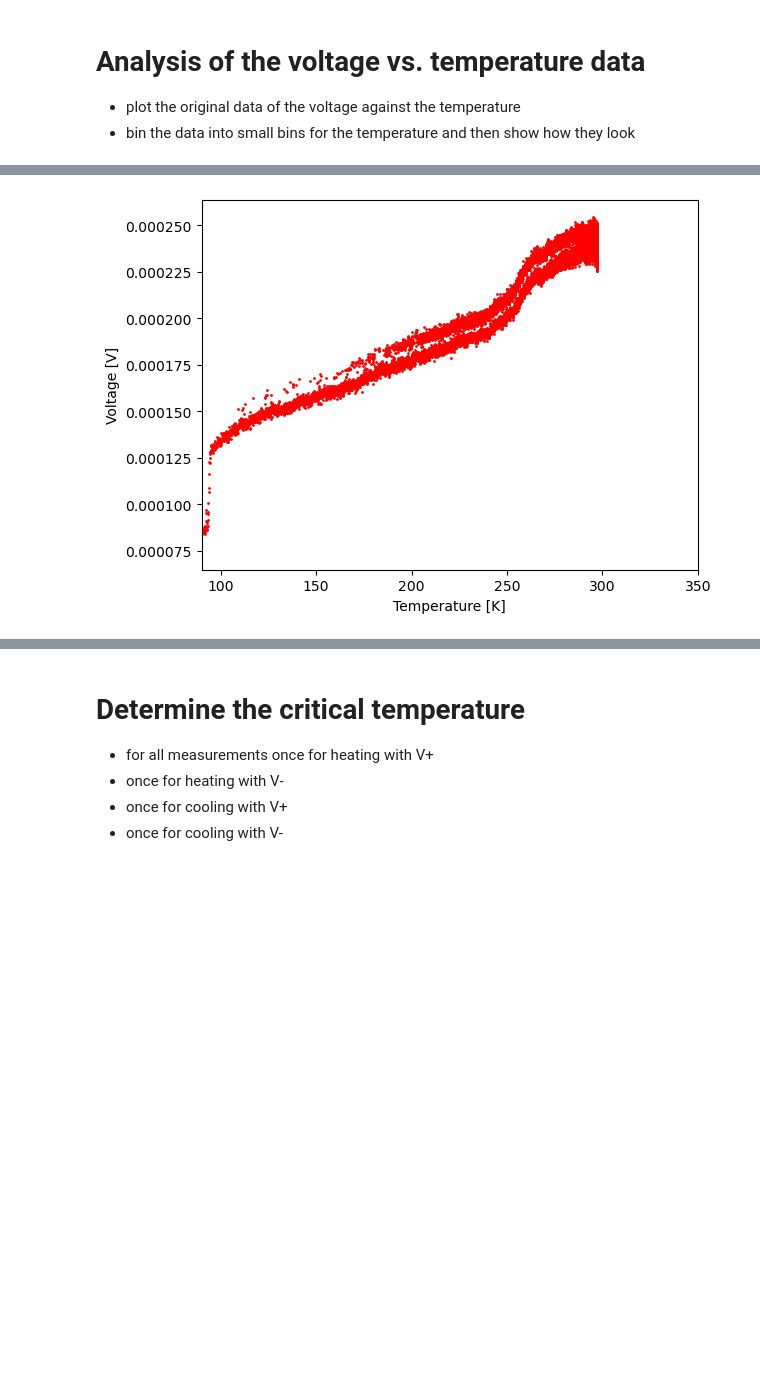
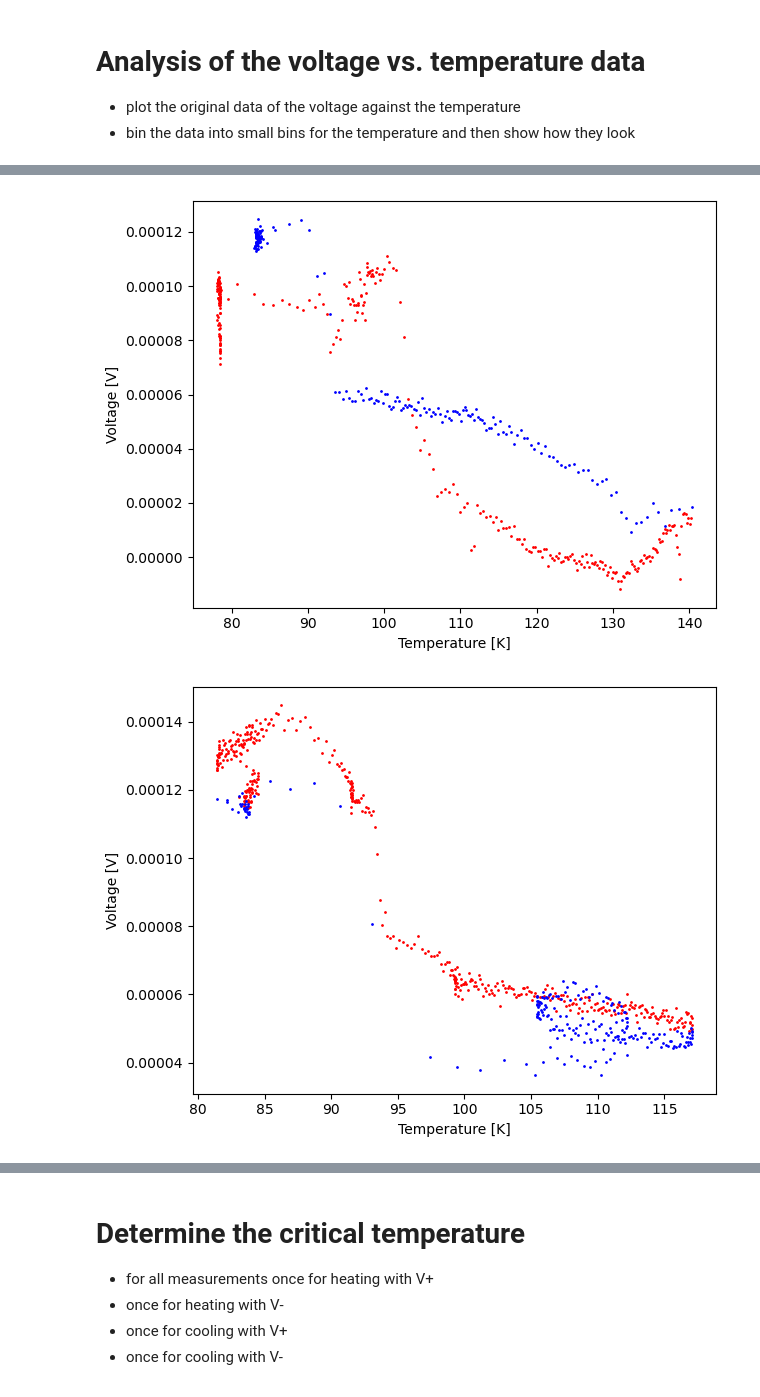
Before and after one commit to JanZur/Solid_state_physics_lab, a Jupyter notebook: solidstates_lab.ipynb, the cells around one changed output, grey strips where cells are left out. Cells and saved outputs as stored; diff of their text form; code cells hidden in the pictures; blank space fills up the shorter version.

```diff
--- a/solidstates_lab.ipynb
+++ b/solidstates_lab.ipynb
@@ -313,9 +309,55 @@ plt.show()
 # %%
-#plot for the overnight measurement
-plt.scatter(heating_data_06[:,5], heating_data_06[:,2], s = 1, color = 'red')
+#do the same    for the V-
+#plot
+plt.scatter(heating_data_01[:,5], heating_data_01[:,4], s = 1, color = 'red')
+plt.scatter(cooling_data_01[:,5], cooling_data_01[:,4], s = 1, color = 'blue')
 plt.xlabel('Temperature [K]')
 plt.ylabel('Voltage [V]')
-plt.xlim(90, 350)
+plt.tight_layout()
+plt.savefig('heating_cooling_curve_01_Vminus.png')
+
 plt.show()
+
+plt.scatter(heating_data_02[:,5], heating_data_02[:,4], s = 1, color = 'red')
+plt.scatter(cooling_data_02[:,5], cooling_data_02[:,4], s = 1, color = 'blue')
+plt.xlabel('Temperature [K]')
+plt.ylabel('Voltage [V]')
+plt.tight_layout()
+plt.savefig('heating_cooling_curve_02_Vminus.png')
+plt.show()
+
+#create that plot for all the measurement
+plt.scatter(heating_data_03[:,5], heating_data_03[:,4], s = 1, color = 'red')
+plt.scatter(cooling_data_03[:,5], cooling_data_03[:,4], s = 1, color = 'blue')
+plt.xlabel('Temperature [K]')
+plt.ylabel('Voltage [V]')
+plt.tight_layout()
+plt.savefig('heating_cooling_curve_03_Vminus.png')
+plt.show()
+
+plt.scatter(heating_data_04[:,5], heating_data_04[:,4], s = 1, color = 'red')
+plt.scatter(cooling_data_04[:,5], cooling_data_04[:,4], s = 1, color = 'blue')
+plt.xlabel('Temperature [K]')
+
+plt.ylabel('Voltage [V]')
+plt.tight_layout()
+plt.savefig('heating_cooling_curve_04_Vminus.png')
+plt.show()
+
+plt.scatter(heating_data_05[:,5], heating_data_05[:,4], s = 1, color = 'red')
+plt.scatter(cooling_data_05[:,5], cooling_data_05[:,4], s = 1, color = 'blue')
+plt.xlabel('Temperature [K]')
+plt.ylabel('Voltage [V]')
+plt.tight_layout()
+plt.savefig('heating_cooling_curve_05_Vminus.png')
+plt.show()
+
+plt.scatter(heating_data_06[:,5], heating_data_06[:,4], s = 1, color = 'red')
+plt.xlabel('Temperature [K]')
+plt.ylabel('Voltage [V]')
+plt.tight_layout()
+plt.savefig('heating_cooling_curve_06_Vminus.png')
+plt.show()
 # %% [output]
-[figure, old version]
+[figure, new version]
+[figure, added]
```
Also changed, not shown: parts of 4 cells of this notebook, 12 other files.
